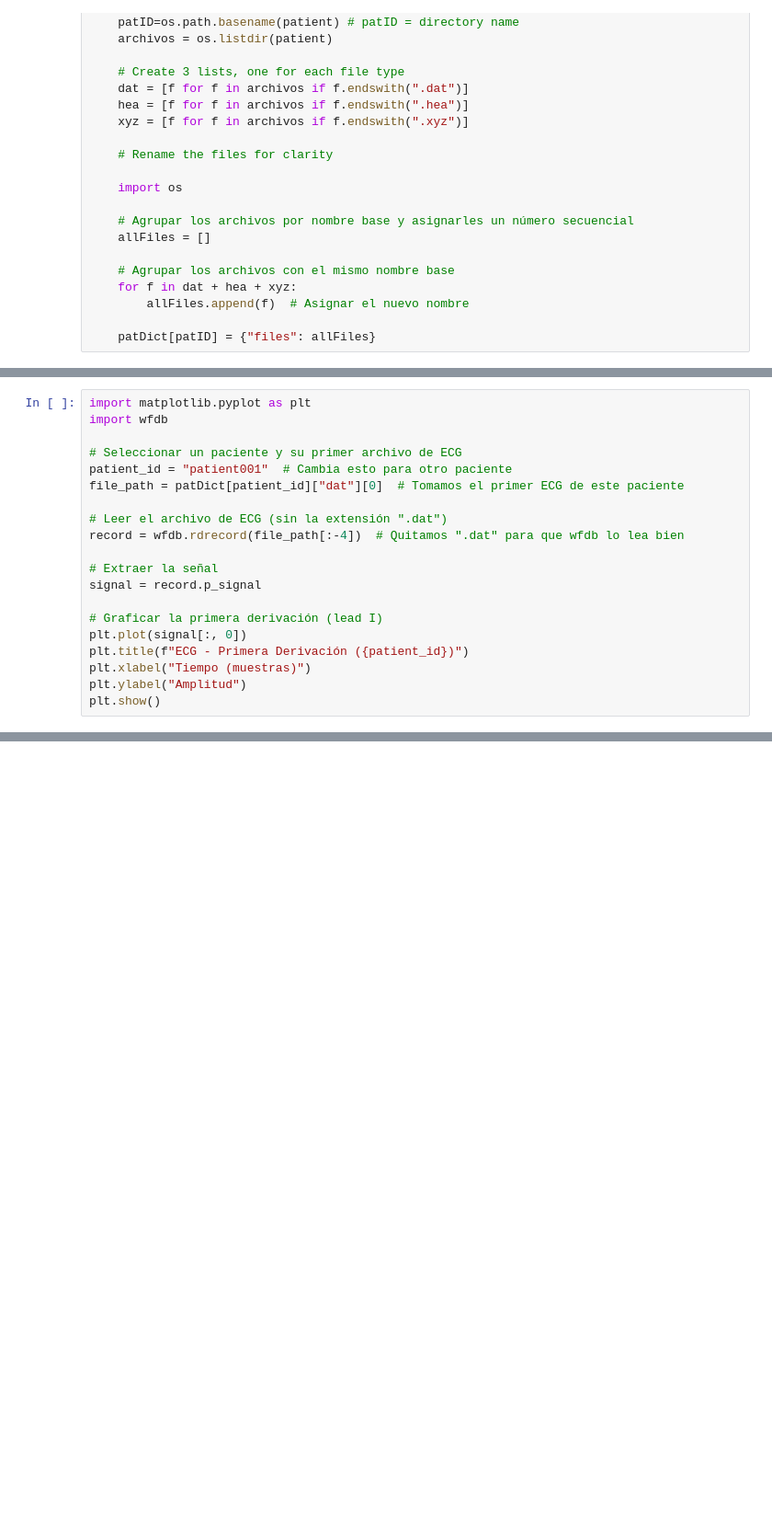
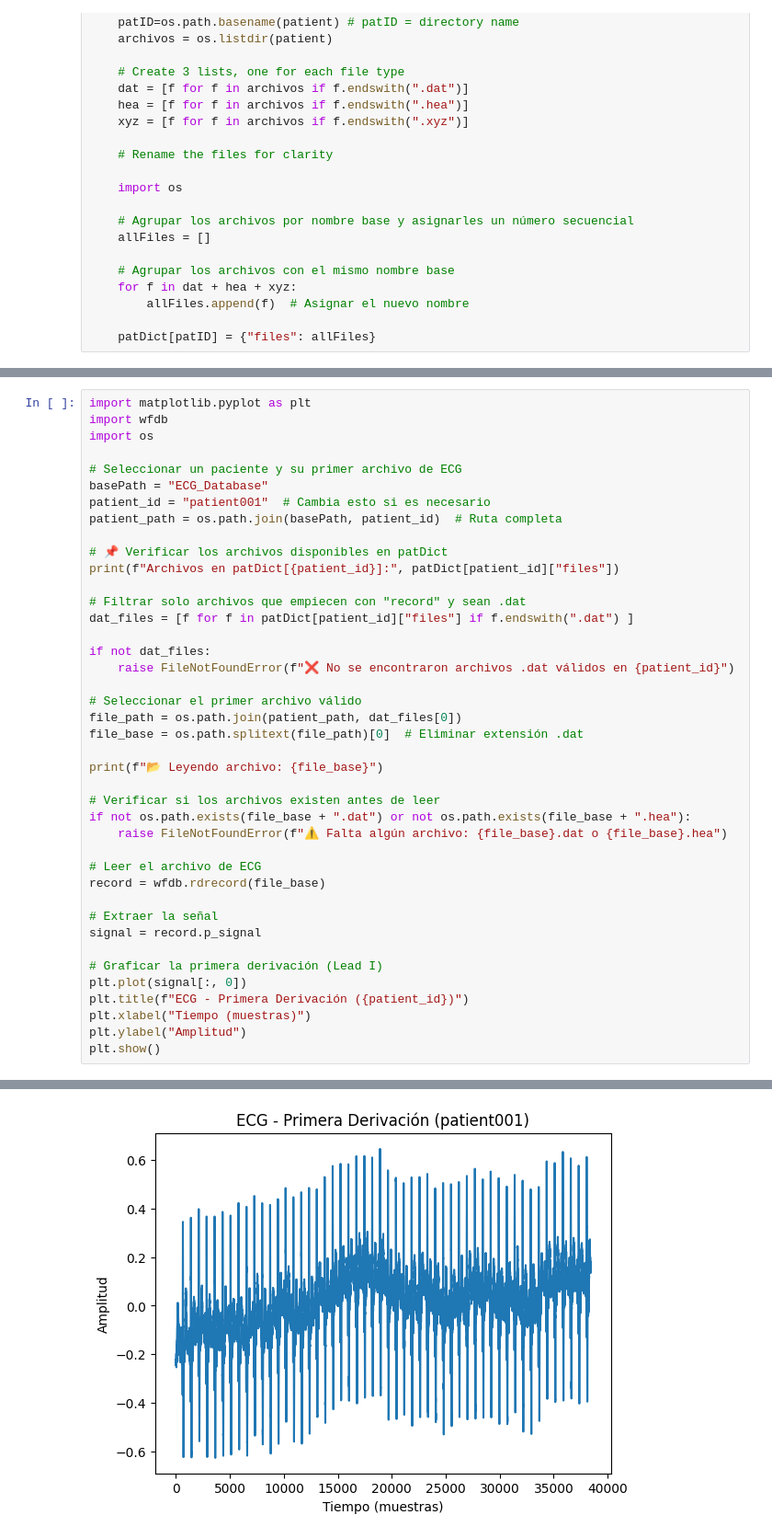
Before and after one commit to mattarluu/ECGproyect, a Jupyter notebook: ecg.ipynb, the cells around one changed output, grey strips where cells are left out. Shown at 92% size. Drawn from its saved outputs; the diff is of its cells as text; blank space fills up the shorter version.

```diff
--- a/ecg.ipynb
+++ b/ecg.ipynb
@@ -86,18 +113,39 @@ record001.xyz
 # %%
 import matplotlib.pyplot as plt
 import wfdb
+import os
 
 # Seleccionar un paciente y su primer archivo de ECG
-patient_id = "patient001"  # Cambia esto para otro paciente
-file_path = patDict[patient_id]["dat"][0]  # Tomamos el primer ECG de este paciente
+basePath = "ECG_Database"
+patient_id = "patient001"  # Cambia esto si es necesario
+patient_path = os.path.join(basePath, patient_id)  # Ruta completa
 
-# Leer el archivo de ECG (sin la extensión ".dat")
-record = wfdb.rdrecord(file_path[:-4])  # Quitamos ".dat" para que wfdb lo lea bien
+# 📌 Verificar los archivos disponibles en patDict
+print(f"Archivos en patDict[{patient_id}]:", patDict[patient_id]["files"])
+
+# Filtrar solo archivos que empiecen con "record" y sean .dat
+dat_files = [f for f in patDict[patient_id]["files"] if f.endswith(".dat") ]
+
+if not dat_files:
+    raise FileNotFoundError(f"❌ No se encontraron archivos .dat válidos en {patient_id}")
+
+# Seleccionar el primer archivo válido
+file_path = os.path.join(patient_path, dat_files[0])
+file_base = os.path.splitext(file_path)[0]  # Eliminar extensión .dat
+
+print(f"📂 Leyendo archivo: {file_base}")
+
+# Verificar si los archivos existen antes de leer
+if not os.path.exists(file_base + ".dat") or not os.path.exists(file_base + ".hea"):
+    raise FileNotFoundError(f"⚠️ Falta algún archivo: {file_base}.dat o {file_base}.hea")
+
+# Leer el archivo de ECG
+record = wfdb.rdrecord(file_base)
 
 # Extraer la señal
 signal = record.p_signal
 
-# Graficar la primera derivación (lead I)
+# Graficar la primera derivación (Lead I)
 plt.plot(signal[:, 0])
 plt.title(f"ECG - Primera Derivación ({patient_id})")
 plt.xlabel("Tiempo (muestras)")
@@ -107,0 +157 @@ FileNotFoundError: [Errno 2] No such file or directory: '/home/mattinarluciaga/v
+[figure, added]
```
Also changed, not shown: parts of 4 cells of this notebook.
